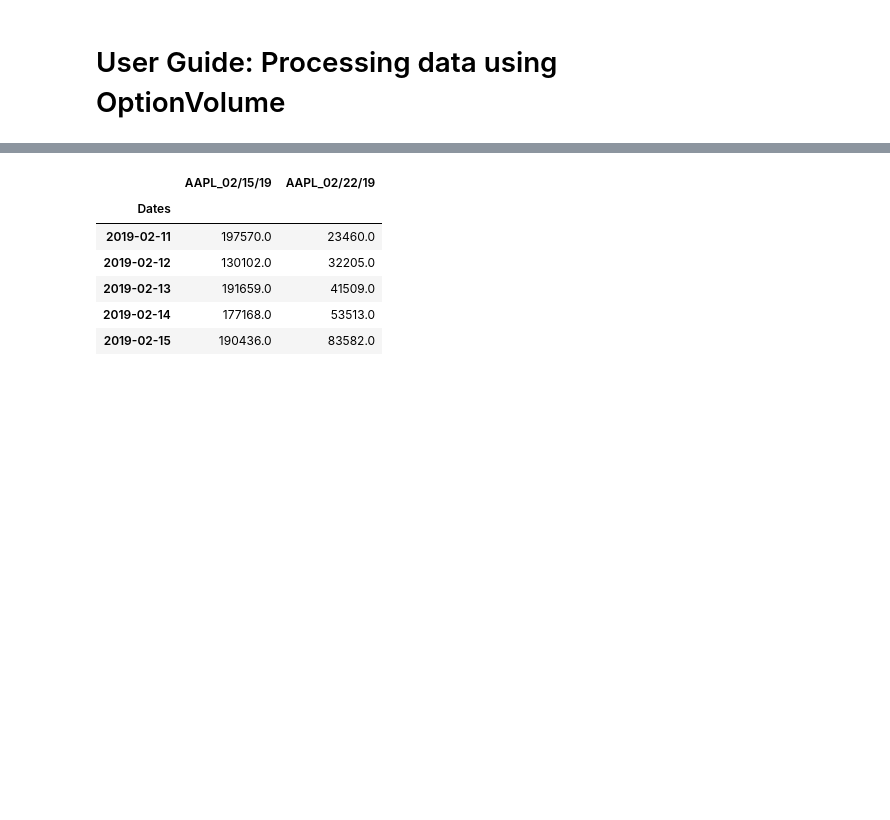
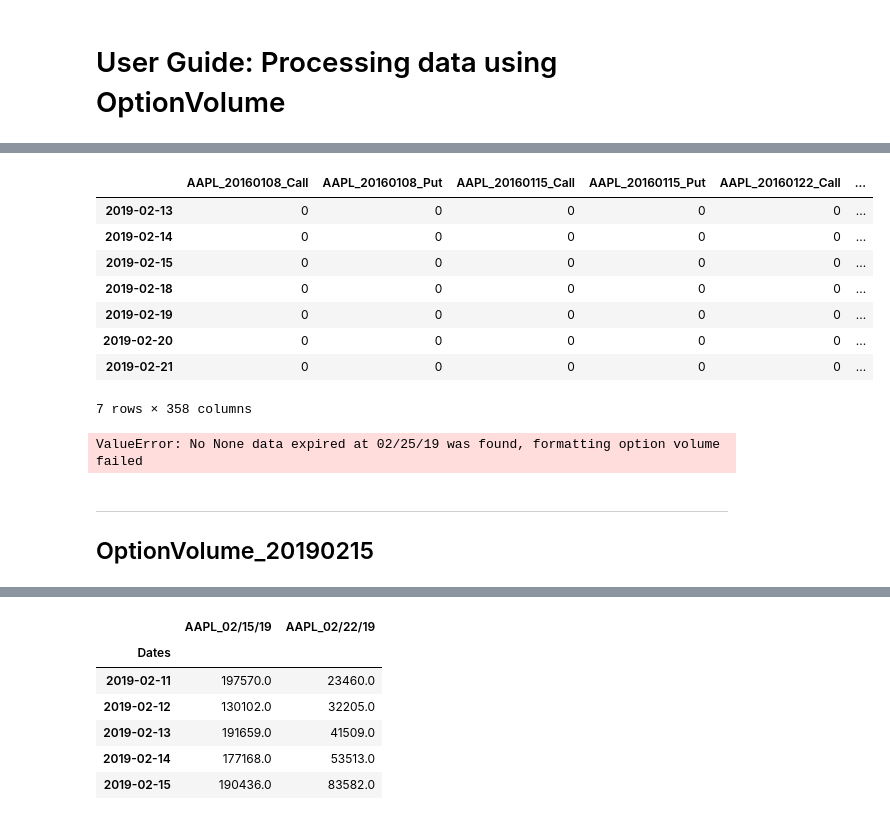
Before and after one commit to YaxunYang/CTC_vol, a Jupyter notebook: code/User Guide Processing data using OptionVolume.ipynb, the cells around one changed output, grey strips where cells are left out. Saved outputs shown, nothing was run; the diff lists cells and outputs as text; code cells hidden in the pictures; blank space fills up the shorter version.

```diff
--- a/code/User Guide Processing data using OptionVolume.ipynb
+++ b/code/User Guide Processing data using OptionVolume.ipynb
@@ -2,0 +22,13 @@
+# %%
+import pandas as pd
+from OptionVolume_20190221 import OptionVolume # import OptionVolume in file OptionVolume_20190215.py
+file_location = '../data/OptVol_20190221.xlsx'
+workbook = pd.ExcelFile(file_location)
+# %%
+obj = OptionVolume(workbook,'AAPL')
+df1 = obj.get_volume(expdates=['20190215','20190222']) # return daily volume that aggregated on all call/put strikes for 2 expiration dates
+df2 = obj.get_volume(expdates=['20190215','20190222'],call_put='Call') # return call option daily volume that aggregated on all strikes for 2 expiration dates
+df3 = obj.get_volume(expdates='20190222',call_put='P') # return put option daily volume that aggregated on all strikes for 02/22/19
+df4 = obj.get_volume(expdates='20190222',call_put='A') # return call put option volume separately
+df5 = obj.get_volume(call_put='A') # return put option daily volume that aggregated on all strikes for all existed expiration dates
+# df_ = obj.get_volume(call_put='A',export2excel=True,excelname='tmp_excelname.xlsx') # export user result to excel
@@ -3,3 +99,22 @@
+# %%
+df5.iloc[-7:]
+# %% [output]
+|  | AAPL_20160108_Call | AAPL_20160108_Put | AAPL_20160115_Call | AAPL_20160115_Put | AAPL_20160122_Call | ... |
+| 2019-02-13 | 0 | 0 | 0 | 0 | 0 | ... |
+| 2019-02-14 | 0 | 0 | 0 | 0 | 0 | ... |
+| 2019-02-15 | 0 | 0 | 0 | 0 | 0 | ... |
+| 2019-02-18 | 0 | 0 | 0 | 0 | 0 | ... |
+| 2019-02-19 | 0 | 0 | 0 | 0 | 0 | ... |
+| 2019-02-20 | 0 | 0 | 0 | 0 | 0 | ... |
+| 2019-02-21 | 0 | 0 | 0 | 0 | 0 | ... |
+7 rows × 358 columns
+# %%
+df6 = obj.get_volume(expdates='02/25/19') # raise Error if expdates not exist
+# %% [output]
+ValueError: No None data expired at 02/25/19 was found, formatting option volume failed
+# %% [markdown]
+------------------------
+## OptionVolume_20190215
 # %%
 import pandas as pd
 from OptionVolume_20190215 import OptionVolume # import OptionVolume in file OptionVolume_20190215.py
```
Also changed, not shown: parts of 9 cells of this notebook, 4 other files.
